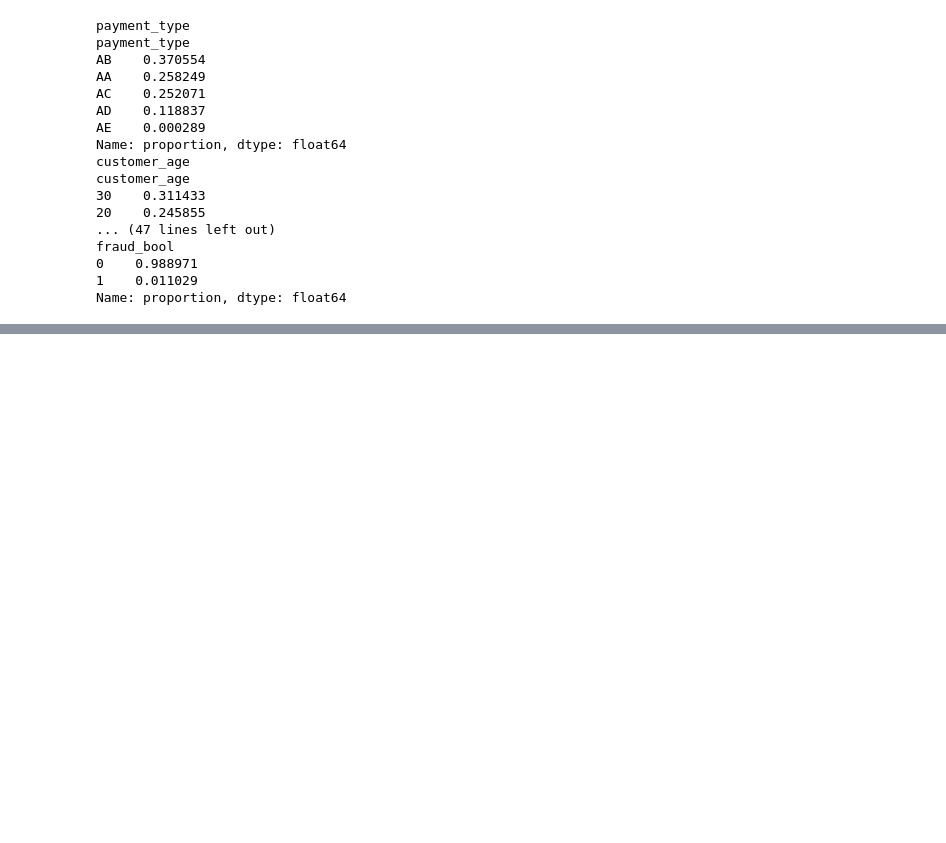
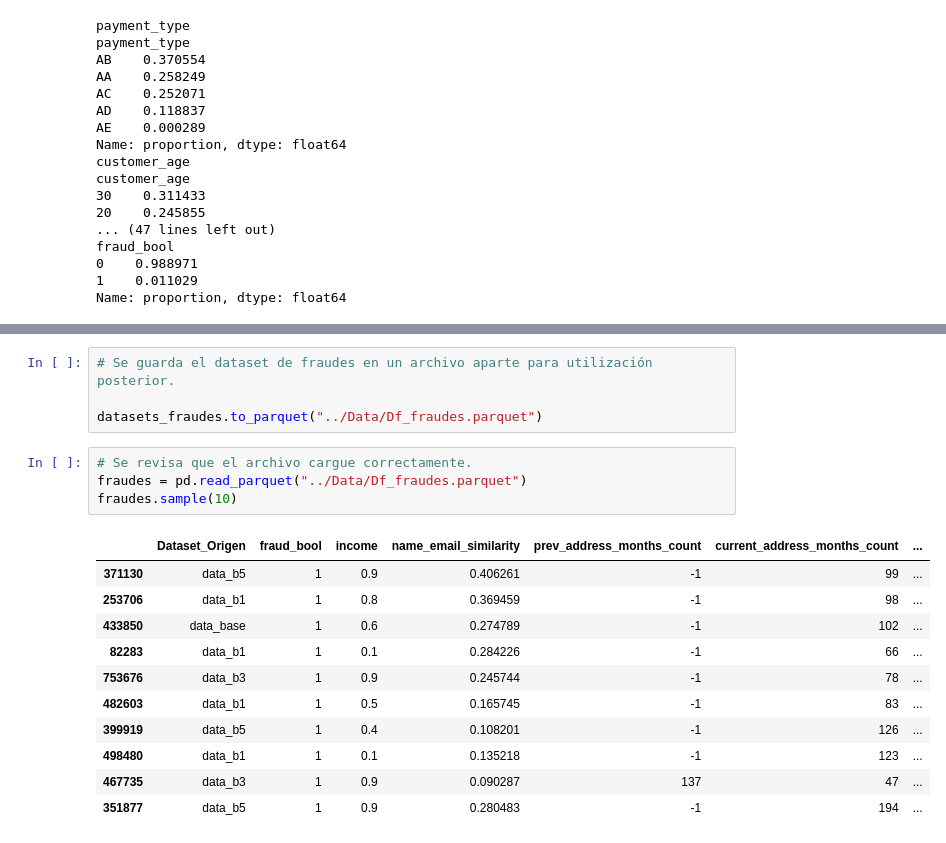
Before and after one commit to No-Country-simulation/c21-50-m-data-bi, a Jupyter notebook: Semana 1/exploracion_Data_Fraud.ipynb, the cells around one changed output, grey strips where cells are left out. Cells and saved outputs as stored; diff of their text form; blank space fills up the shorter version.

```diff
--- a/Semana 1/exploracion_Data_Fraud.ipynb
+++ b/Semana 1/exploracion_Data_Fraud.ipynb
@@ -263,0 +1187,20 @@ Name: proportion, dtype: float64
+# %%
+# Se guarda el dataset de fraudes en un archivo aparte para utilización posterior.
+
+datasets_fraudes.to_parquet("../Data/Df_fraudes.parquet")
+# %%
+# Se revisa que el archivo cargue correctamente.
+fraudes = pd.read_parquet("../Data/Df_fraudes.parquet")
+fraudes.sample(10)
+# %% [output]
+|  | Dataset_Origen | fraud_bool | income | name_email_similarity | prev_address_months_count | current_address_months_count | ... |
+| 371130 | data_b5 | 1 | 0.9 | 0.406261 | -1 | 99 | ... |
+| 253706 | data_b1 | 1 | 0.8 | 0.369459 | -1 | 98 | ... |
+| 433850 | data_base | 1 | 0.6 | 0.274789 | -1 | 102 | ... |
+| 82283 | data_b1 | 1 | 0.1 | 0.284226 | -1 | 66 | ... |
+| 753676 | data_b3 | 1 | 0.9 | 0.245744 | -1 | 78 | ... |
+| 482603 | data_b1 | 1 | 0.5 | 0.165745 | -1 | 83 | ... |
+| 399919 | data_b5 | 1 | 0.4 | 0.108201 | -1 | 126 | ... |
+| 498480 | data_b1 | 1 | 0.1 | 0.135218 | -1 | 123 | ... |
+| 467735 | data_b3 | 1 | 0.9 | 0.090287 | 137 | 47 | ... |
+| 351877 | data_b5 | 1 | 0.9 | 0.280483 | -1 | 194 | ... |
```
Also changed, not shown: parts of 16 cells of this notebook.
